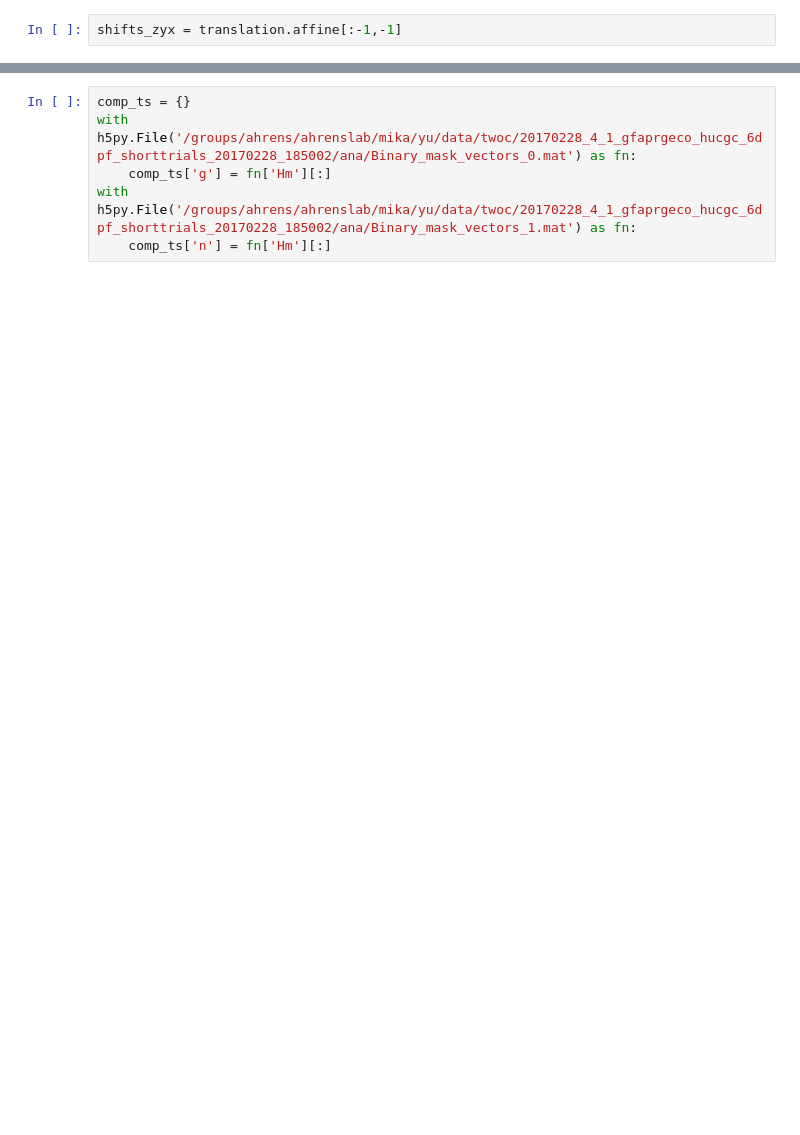
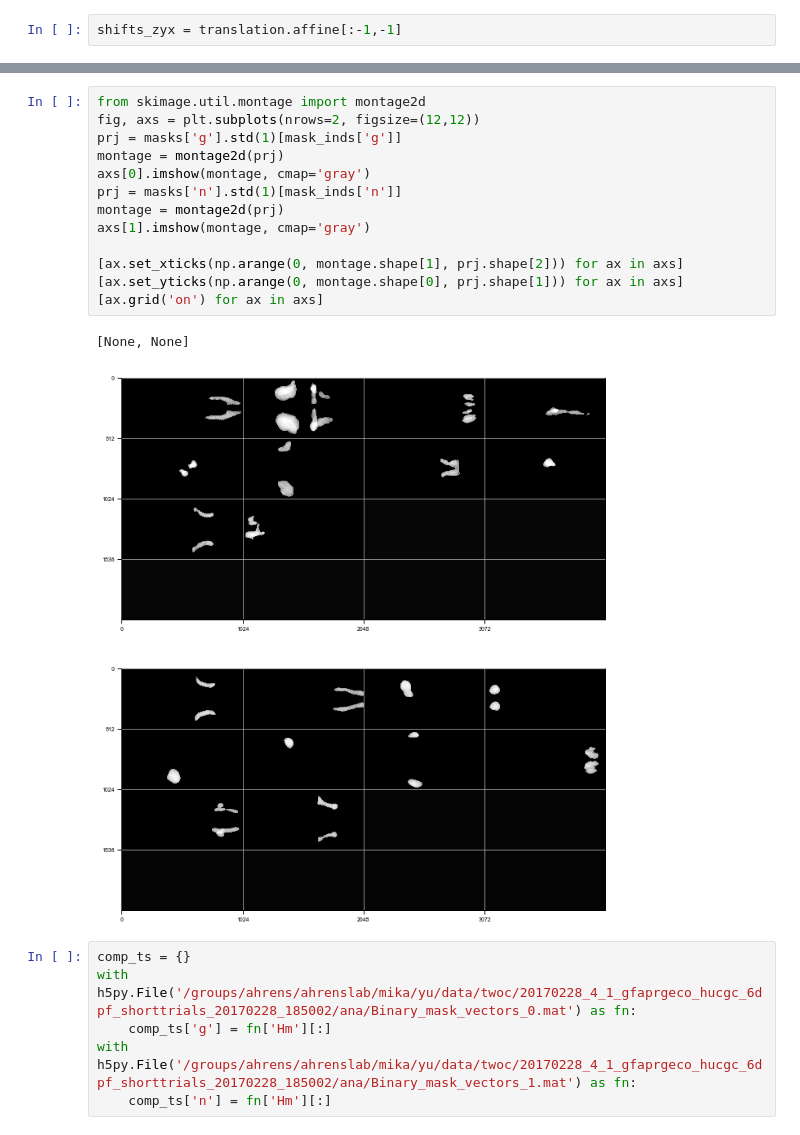
Before and after one commit to Yumuu/ngm, a Jupyter notebook: notebooks/plot-components.ipynb, the cells around one changed output, grey strips where cells are left out. Saved outputs shown, nothing was run; the diff lists cells and outputs as text; blank space fills up the shorter version.

```diff
--- a/notebooks/plot-components.ipynb
+++ b/notebooks/plot-components.ipynb
@@ -136,3 +220,19 @@ Wall time: 4min 56s
+# %%
+from skimage.util.montage import montage2d
+fig, axs = plt.subplots(nrows=2, figsize=(12,12))
+prj = masks['g'].std(1)[mask_inds['g']]
+montage = montage2d(prj)
+axs[0].imshow(montage, cmap='gray')
+prj = masks['n'].std(1)[mask_inds['n']]
+montage = montage2d(prj)
+axs[1].imshow(montage, cmap='gray')
+
+[ax.set_xticks(np.arange(0, montage.shape[1], prj.shape[2])) for ax in axs]
+[ax.set_yticks(np.arange(0, montage.shape[0], prj.shape[1])) for ax in axs]
+[ax.grid('on') for ax in axs]
+# %% [output]
+[None, None]
+[figure, added]
 # %%
 comp_ts = {}
 with h5py.File('/groups/ahrens/ahrenslab/mika/yu/data/twoc/20170228_4_1_gfaprgeco_hucgc_6dpf_shorttrials_20170228_185002/ana/Binary_mask_vectors_0.mat') as fn:
```
Also changed, not shown: parts of 23 cells of this notebook, 19 other files.
